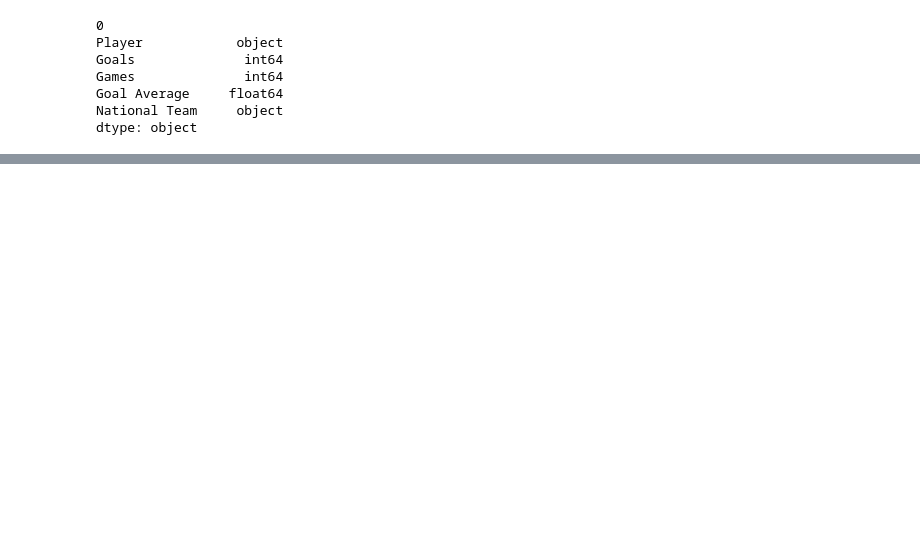
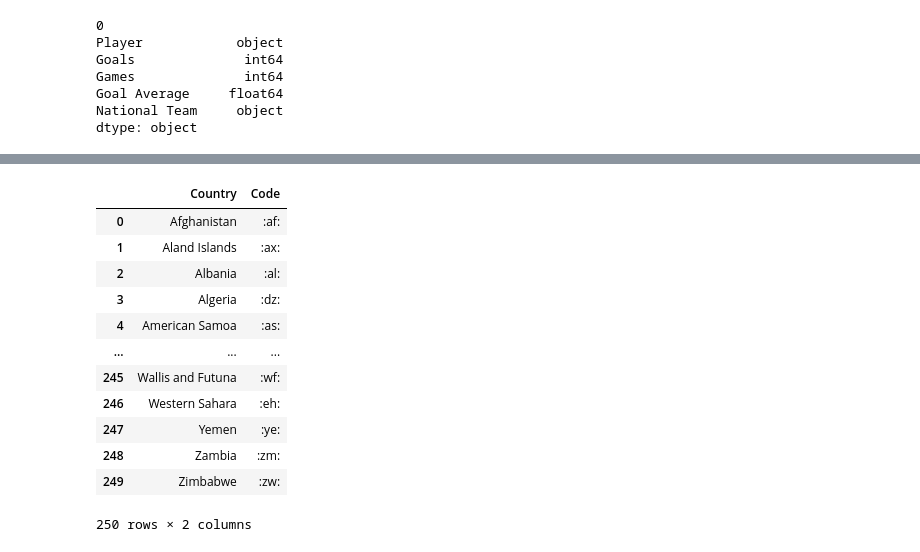
Before and after one commit to sahanjournal/primary-results-2025, a Jupyter notebook: world-cup-goals.ipynb, the cells around one changed output, grey strips where cells are left out. Drawn from its saved outputs; the diff is of its cells as text; code cells hidden in the pictures; blank space fills up the shorter version.

```diff
--- a/world-cup-goals.ipynb
+++ b/world-cup-goals.ipynb
@@ -74,0 +77,17 @@ updated_df
+# %%
+flag = pd.read_csv('Country flag lookup table - Sheet1.csv')
+flag
+# %% [output]
+|  | Country | Code |
+| 0 | Afghanistan | :af: |
+| 1 | Aland Islands | :ax: |
+| 2 | Albania | :al: |
+| 3 | Algeria | :dz: |
+| 4 | American Samoa | :as: |
+| ... | ... | ... |
+| 245 | Wallis and Futuna | :wf: |
+| 246 | Western Sahara | :eh: |
+| 247 | Yemen | :ye: |
+| 248 | Zambia | :zm: |
+| 249 | Zimbabwe | :zw: |
+250 rows × 2 columns
```
Also changed, not shown: parts of 4 cells of this notebook, 2 other files.
